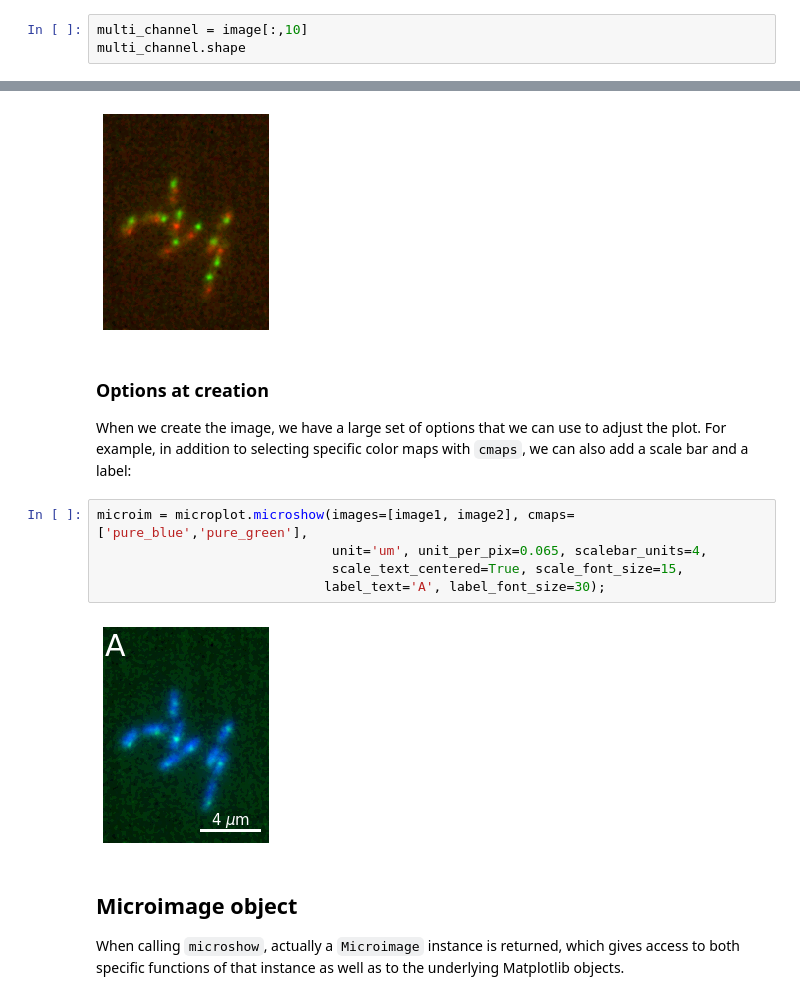
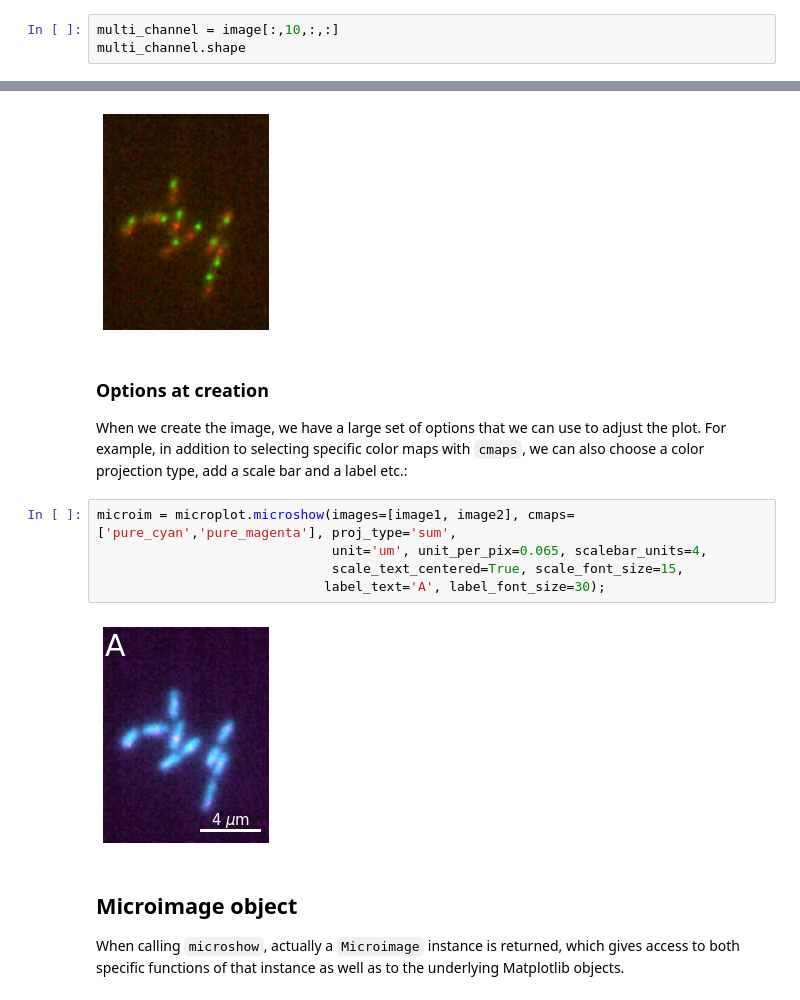
Before and after one commit to guiwitz/microfilm, a Jupyter notebook: _sources/notebooks/create_plots.ipynb, the cells around one changed output, grey strips where cells are left out. Saved outputs shown, nothing was run; the diff lists cells and outputs as text.

````diff
--- a/_sources/notebooks/create_plots.ipynb
+++ b/_sources/notebooks/create_plots.ipynb
@@ -27,7 +27,7 @@ image.shape
 # %% [markdown]
 This image has 30 time points and 3 channels. We take now just the time ```t=10```:
 # %%
-multi_channel = image[:,10]
+multi_channel = image[:,10,:,:]
 multi_channel.shape
 # %% [output]
 (3, 220, 169)
@@ -70,14 +70,14 @@ microim = microplot.microshow(images=[multi_channel[1], multi_channel[2]])
 # %% [markdown]
 ### Options at creation
 
-When we create the image, we have a large set of options that we can use to adjust the plot. For example, in addition to selecting specific color maps with ```cmaps```, we can also add a scale bar and a label:
+When we create the image, we have a large set of options that we can use to adjust the plot. For example, in addition to selecting specific color maps with ```cmaps```, we can also choose a color projection type, add a scale bar and a label etc.:
 # %%
-microim = microplot.microshow(images=[image1, image2], cmaps=['pure_blue','pure_green'],
+microim = microplot.microshow(images=[image1, image2], cmaps=['pure_cyan','pure_magenta'], proj_type='sum',
                               unit='um', unit_per_pix=0.065, scalebar_units=4,
                               scale_text_centered=True, scale_font_size=15,
                              label_text='A', label_font_size=30);
 # %% [output]
-[figure, old version]
+[figure, new version]
 # %% [markdown]
 ## Microimage object
 
````
Also changed, not shown: parts of 11 cells of this notebook, 48 other files.
